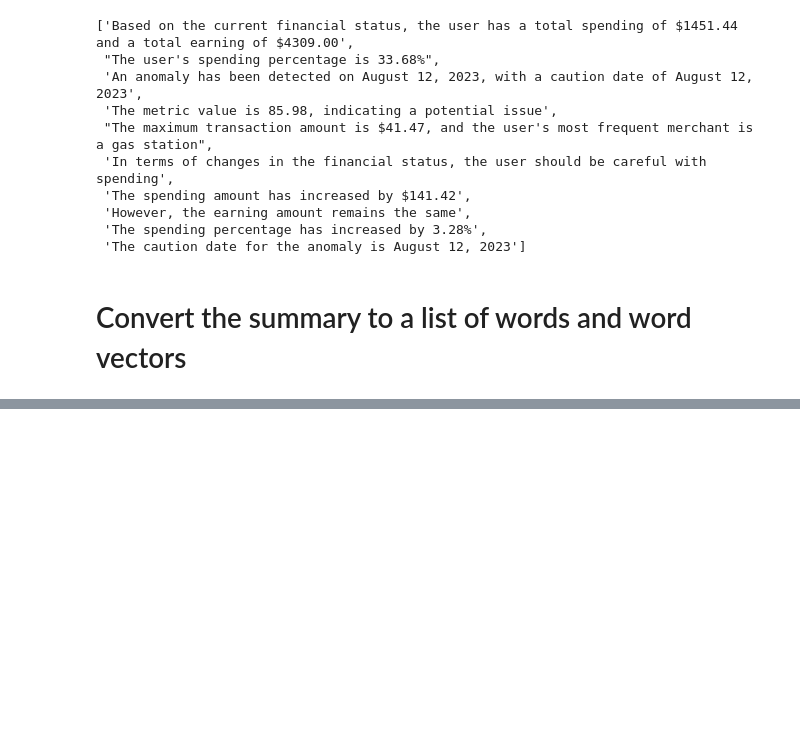
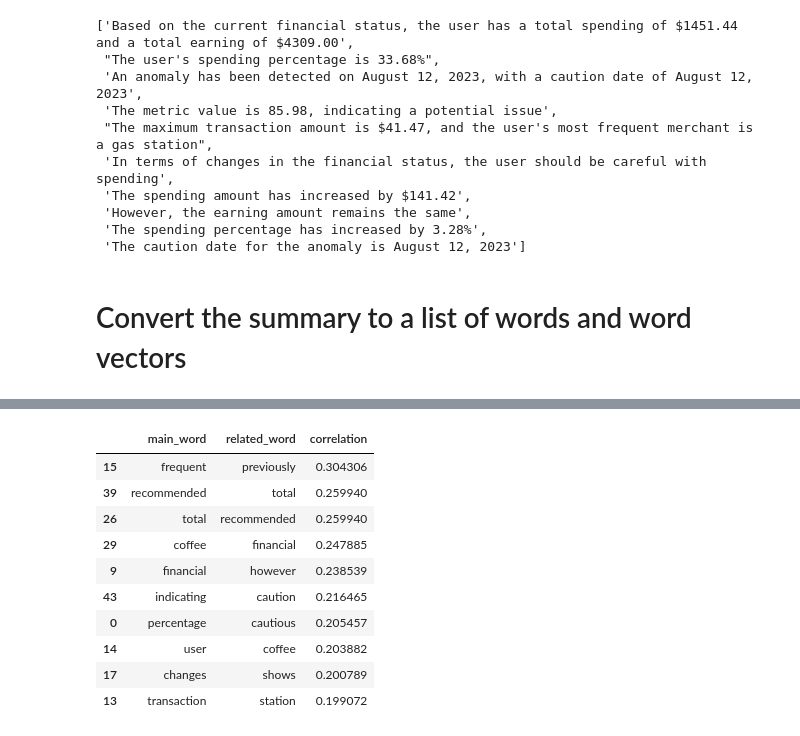
Before and after one commit to sifatnabil/financial-analyzer-nodejs-backend, a Jupyter notebook: notebooks/word_relation_visualization.ipynb, the cells around one changed output, grey strips where cells are left out. Drawn from its saved outputs; the diff is of its cells as text; code cells hidden in the pictures; blank space fills up the shorter version.

```diff
--- a/notebooks/word_relation_visualization.ipynb
+++ b/notebooks/word_relation_visualization.ipynb
@@ -165,0 +167,17 @@ plt.show()
+# %%
+word_ls = []
+
+for word in similarity_matrix.keys():
+    # Take each word with it's most similar words
+    word1 = word
+    word2 = max(similarity_matrix[word], key=similarity_matrix[word].get)
+
+    # Get the similarity score
+    correlation = similarity_matrix[word][word2]
+
+    # Add the word pair to the list
+    word_ls.append((word1, word2, correlation))
+# %%
+# Create dataframe for the summary
+word_df = pd.DataFrame(word_ls, columns=["main_word", "related_word", "correlation"])
+word_df.head()
@@ -165,0 +191,14 @@ plt.show()
+# %%
+word_df.sort_values(by="correlation", ascending=False).head(10)
+# %% [output]
+|  | main_word | related_word | correlation |
+| 15 | frequent | previously | 0.304306 |
+| 39 | recommended | total | 0.259940 |
+| 26 | total | recommended | 0.259940 |
+| 29 | coffee | financial | 0.247885 |
+| 9 | financial | however | 0.238539 |
+| 43 | indicating | caution | 0.216465 |
+| 0 | percentage | cautious | 0.205457 |
+| 14 | user | coffee | 0.203882 |
+| 17 | changes | shows | 0.200789 |
+| 13 | transaction | station | 0.199072 |
```
Also changed, not shown: parts of 9 cells of this notebook.
